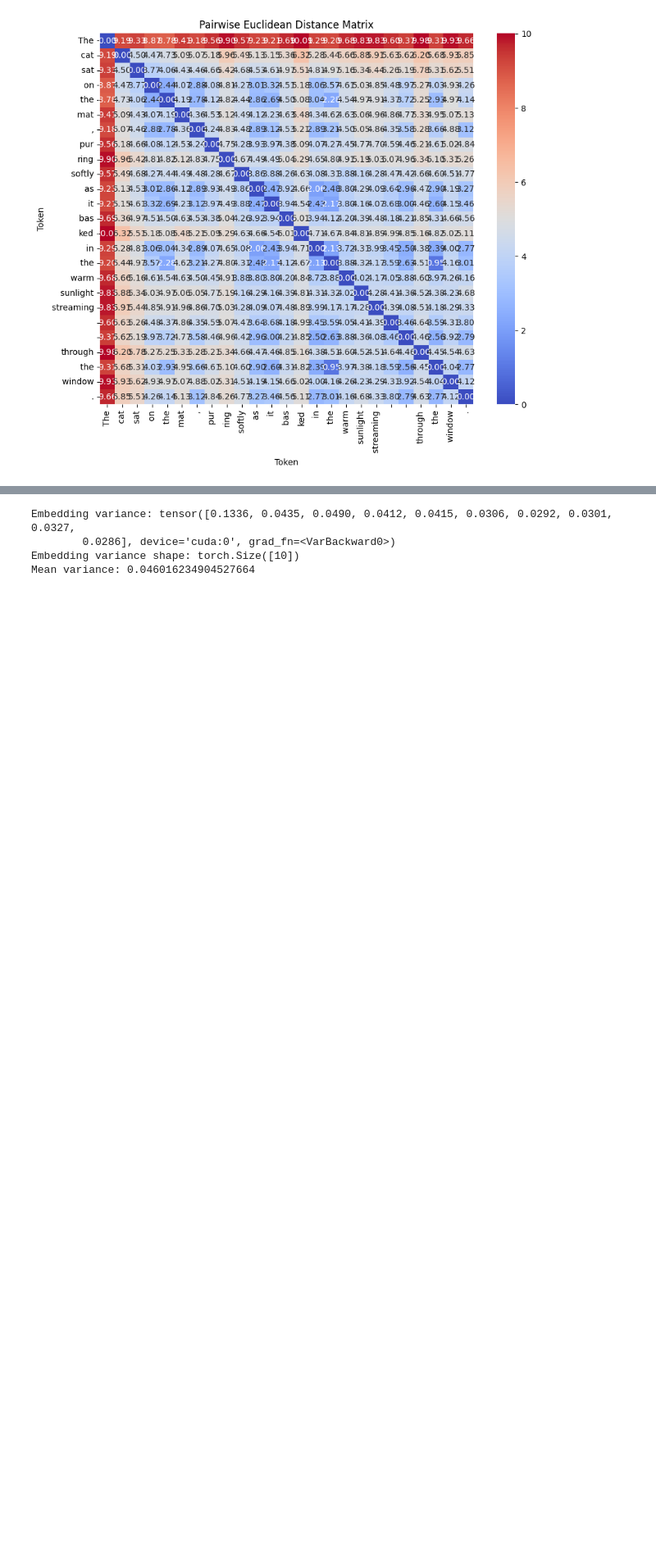
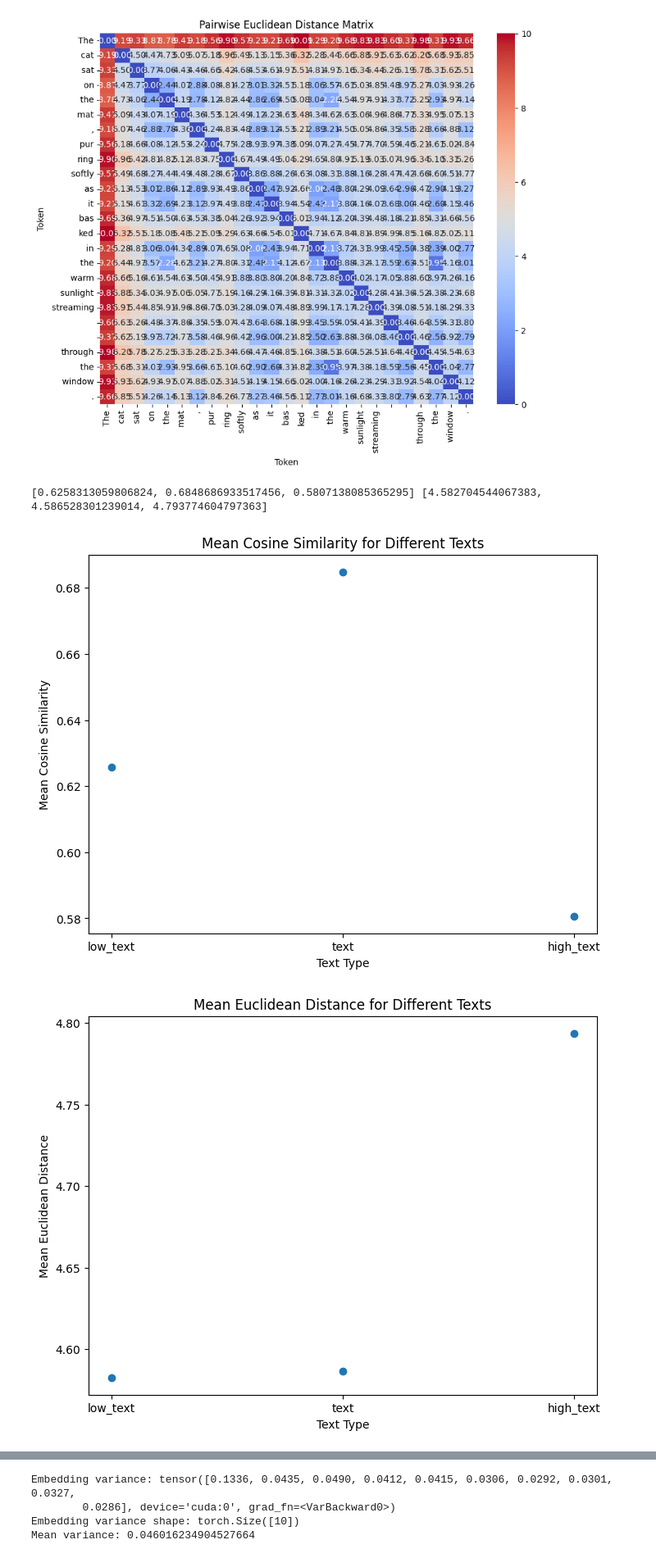
Before and after one commit to gitary/feature_circuit_ari, a Jupyter notebook: experiments/semantic_dispersion.ipynb, the cells around one changed output, grey strips where cells are left out. Shown at 82% size. Saved outputs shown, nothing was run; the diff lists cells and outputs as text; code cells hidden in the pictures; blank space fills up the shorter version.

```diff
--- a/experiments/semantic_dispersion.ipynb
+++ b/experiments/semantic_dispersion.ipynb
@@ -335,3 +554,27 @@ Mean Cosine Similarity: 0.6258313059806824
 [figure]
 Mean Euclidean Distance: 4.582704544067383
 [figure]
+# %%
+#analysis_low, analysis, analysis_high
+lst_mean_cosine_similarity = [analysis_low.get_mean_cosine_similarity(), analysis.get_mean_cosine_similarity(), analysis_high.get_mean_cosine_similarity()]
+lst_mean_euclidean_distance = [analysis_low.get_mean_euclidean_distance(), analysis.get_mean_euclidean_distance(), analysis_high.get_mean_euclidean_distance()]
+print(lst_mean_cosine_similarity, lst_mean_euclidean_distance)
+
+labels = ['low_text', 'text', 'high_text']
+plt.figure(figsize=(8, 6))
+plt.plot(labels, lst_mean_cosine_similarity, marker='o', linestyle='None')
+plt.xlabel('Text Type')
+plt.ylabel('Mean Cosine Similarity')
+plt.title('Mean Cosine Similarity for Different Texts')
+plt.show()
+
+plt.figure(figsize=(8, 6))
+plt.plot(labels, lst_mean_euclidean_distance, marker='o', linestyle='None')
+plt.xlabel('Text Type')
+plt.ylabel('Mean Euclidean Distance')
+plt.title('Mean Euclidean Distance for Different Texts')
+plt.show()
+# %% [output]
+[0.6258313059806824, 0.6848686933517456, 0.5807138085365295] [4.582704544067383, 4.586528301239014, 4.793774604797363]
+[figure, added]
+[figure, added]
```
Also changed, not shown: parts of 18 cells of this notebook.
